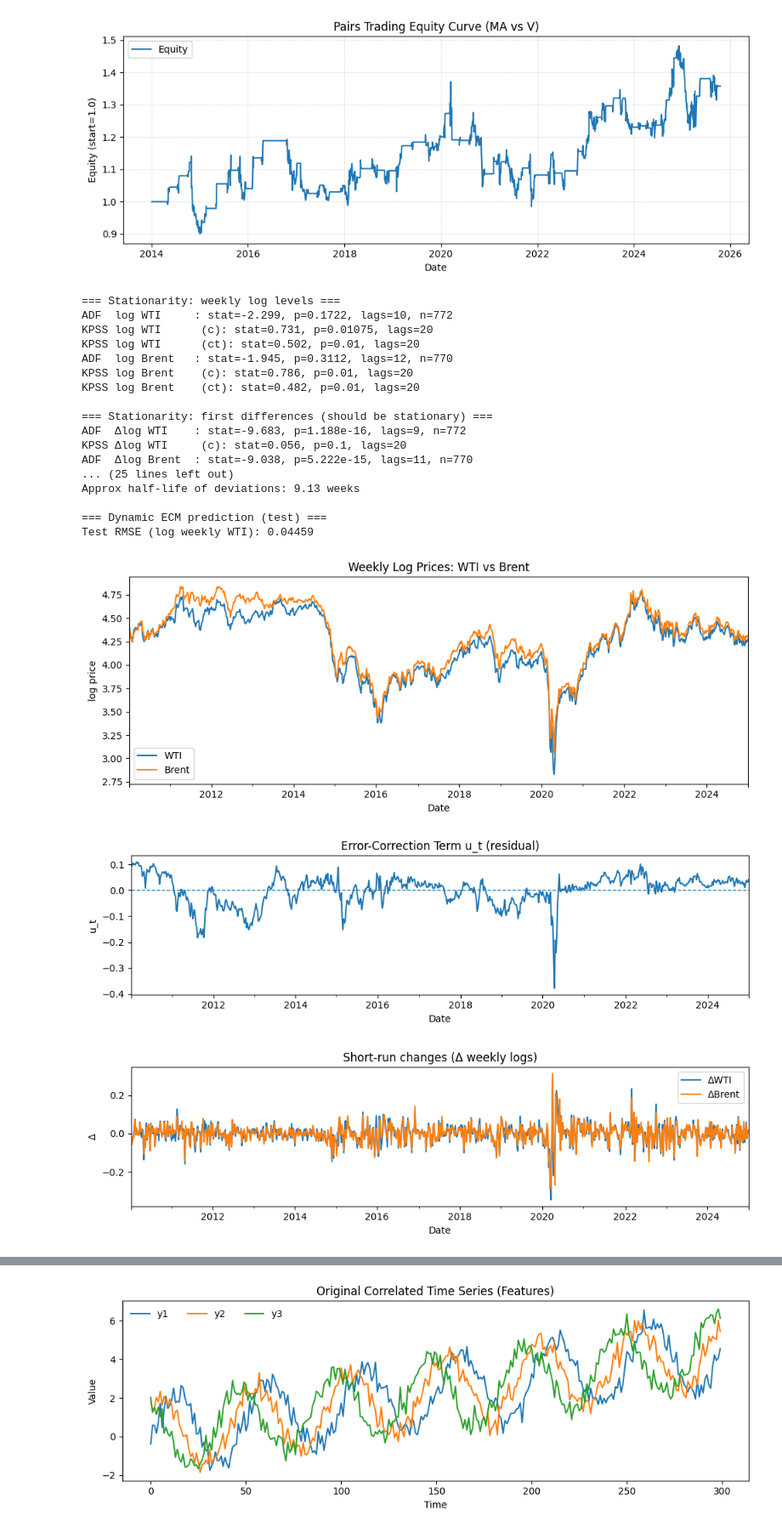
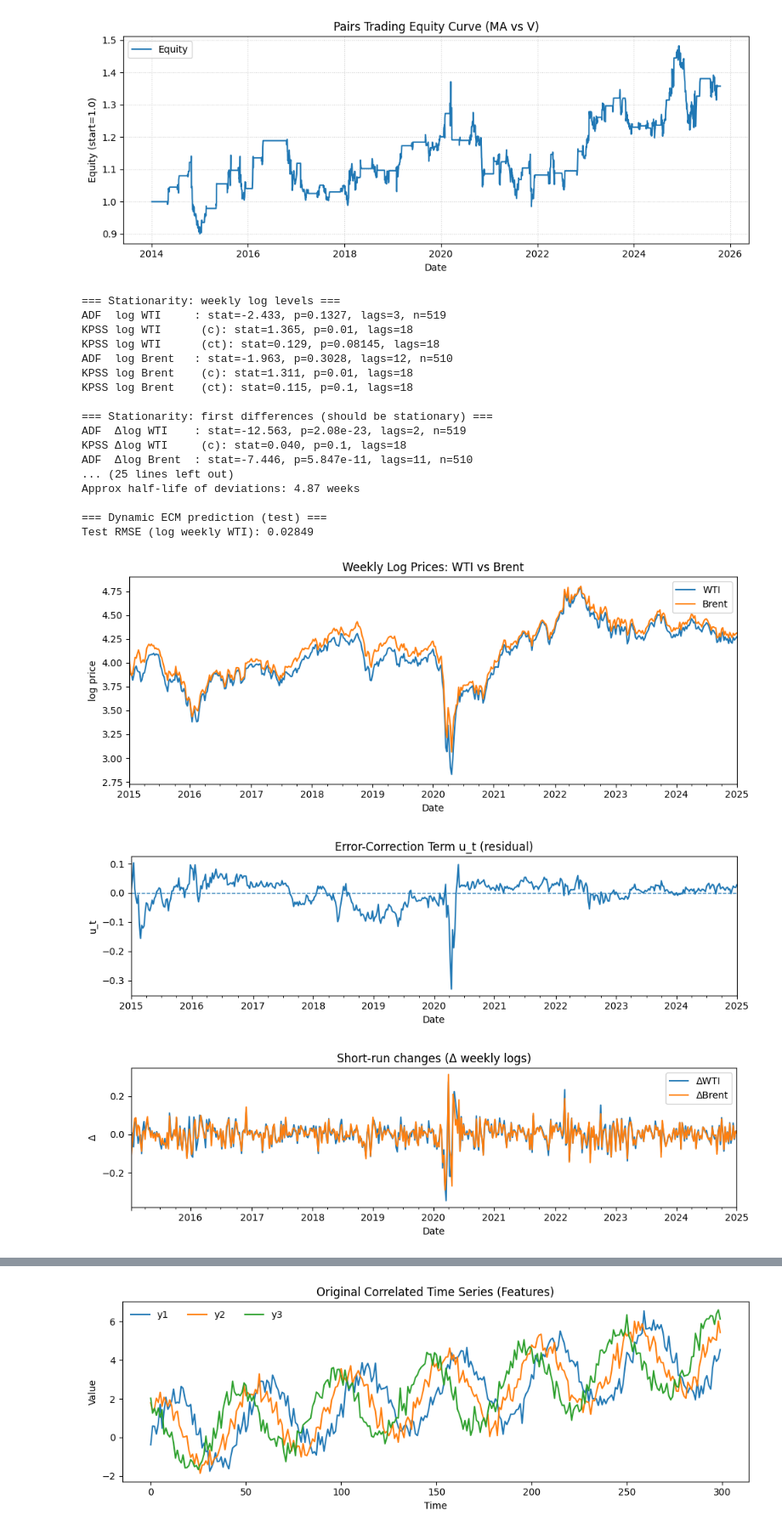
Before and after one commit to marami52/MLDS-490-time-series, a Jupyter notebook: session-2.ipynb, the cells around one changed output, grey strips where cells are left out. Shown at 85% size. Cells and saved outputs as stored; diff of their text form; code cells hidden in the pictures.

```diff
--- a/session-2.ipynb
+++ b/session-2.ipynb
@@ -597,7 +597,7 @@ plt.rcParams["figure.figsize"] = (10, 4)
 # 0) Settings
 # -----------------------------
 Y_TICK, X_TICK = "CL=F", "BZ=F"   # WTI, Brent (futures continuous)
-START, END     = "2010-01-01", "2025-01-01"
+START, END     = "2015-01-01", "2025-01-01"
 TRAIN_END      = "2021-12-31"     # train/test split (inclusive for train)
 
 # -----------------------------
@@ -734,44 +734,44 @@ plt.tight_layout(); plt.show()
 
 # Error-correction term
 plt.figure(figsize=(10,3))
 u.plot(ax=plt.gca(), title="Error-Correction Term u_t (residual)")
 plt.axhline(0, linestyle="--", linewidth=1)
 plt.xlabel("Date"); plt.ylabel("u_t")
 plt.tight_layout(); plt.show()
 
 # Short-run changes
 plt.figure(figsize=(10,3))
 pd.concat([Y.diff().rename("ΔWTI"), X.diff().rename("ΔBrent")], axis=1).dropna() \
   .plot(ax=plt.gca(), title="Short-run changes (Δ weekly logs)")
 plt.xlabel("Date"); plt.ylabel("Δ")
 plt.tight_layout(); plt.show()
 
 # Actual vs predicted
 plt.figure(figsize=(10,4))
 actual_test.plot(ax=plt.gca(), label="Actual WTI (log, weekly)")
 pred_test.plot(ax=plt.gca(), label="Predicted WTI (ECM, log)")
 plt.title("Dynamic ECM Prediction: WTI from Brent (weekly)")
 plt.xlabel("Date"); plt.ylabel("log price")
 plt.legend()
 plt.tight_layout(); plt.show()
 # %% [output]
 === Stationarity: weekly log levels ===
-ADF  log WTI     : stat=-2.299, p=0.1722, lags=10, n=772
-KPSS log WTI      (c): stat=0.731, p=0.01075, lags=20
-KPSS log WTI      (ct): stat=0.502, p=0.01, lags=20
-ADF  log Brent   : stat=-1.945, p=0.3112, lags=12, n=770
-KPSS log Brent    (c): stat=0.786, p=0.01, lags=20
-KPSS log Brent    (ct): stat=0.482, p=0.01, lags=20
+ADF  log WTI     : stat=-2.433, p=0.1327, lags=3, n=519
+KPSS log WTI      (c): stat=1.365, p=0.01, lags=18
+KPSS log WTI      (ct): stat=0.129, p=0.08145, lags=18
+ADF  log Brent   : stat=-1.963, p=0.3028, lags=12, n=510
+KPSS log Brent    (c): stat=1.311, p=0.01, lags=18
+KPSS log Brent    (ct): stat=0.115, p=0.1, lags=18
 
 === Stationarity: first differences (should be stationary) ===
-ADF  Δlog WTI    : stat=-9.683, p=1.188e-16, lags=9, n=772
-KPSS Δlog WTI     (c): stat=0.056, p=0.1, lags=20
-ADF  Δlog Brent  : stat=-9.038, p=5.222e-15, lags=11, n=770
+ADF  Δlog WTI    : stat=-12.563, p=2.08e-23, lags=2, n=519
+KPSS Δlog WTI     (c): stat=0.040, p=0.1, lags=18
+ADF  Δlog Brent  : stat=-7.446, p=5.847e-11, lags=11, n=510
 ... (25 lines left out)
-Approx half-life of deviations: 9.13 weeks
+Approx half-life of deviations: 4.87 weeks
 
 === Dynamic ECM prediction (test) ===
-Test RMSE (log weekly WTI): 0.04459
+Test RMSE (log weekly WTI): 0.02849
-[figure, old version]
+[figure, new version]
-[figure, old version]
+[figure, new version]
-[figure, old version]
+[figure, new version]
```
Also changed, not shown: parts of 2 cells of this notebook, 1 other file.
